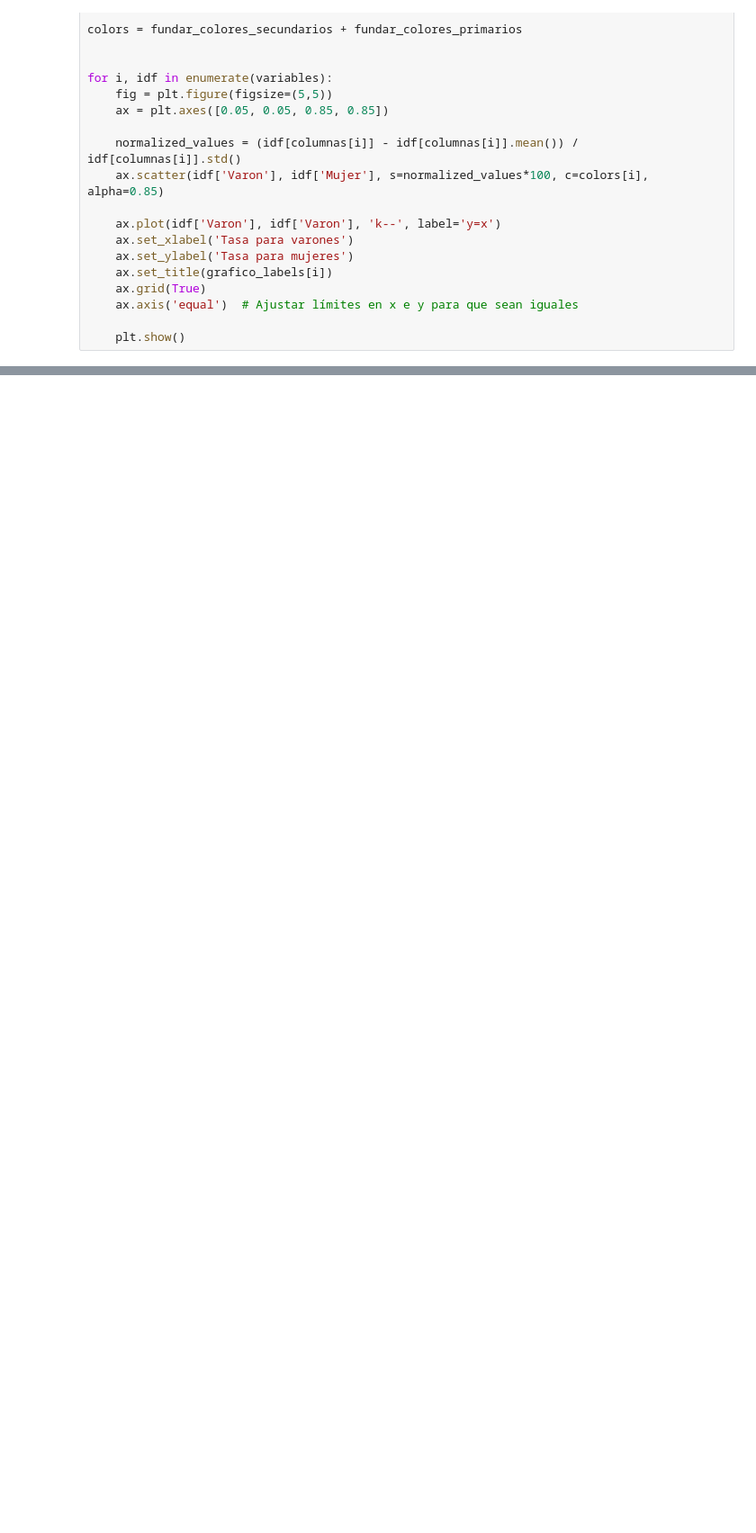
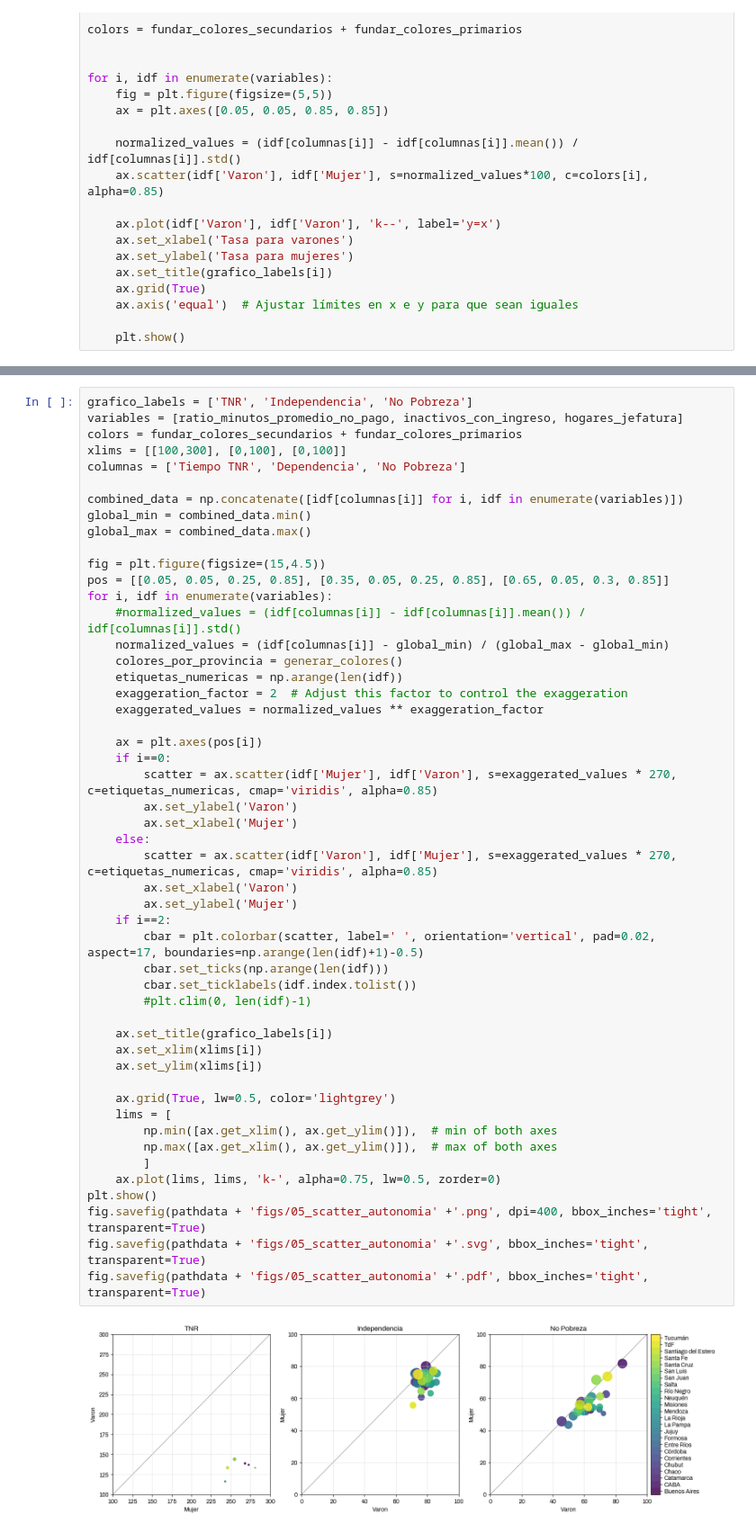
Before and after one commit to datos-Fundar/indice-mercado-trabajo-ingresos, a Jupyter notebook: modulos/visualizacion/05_graficos.ipynb, the cells around one changed output, grey strips where cells are left out. Shown at 90% size. Drawn from its saved outputs; the diff is of its cells as text; blank space fills up the shorter version.

```diff
--- a/modulos/visualizacion/05_graficos.ipynb
+++ b/modulos/visualizacion/05_graficos.ipynb
@@ -439,0 +409,52 @@ fig.savefig(pathdata + 'figs/05_scatter_autonomia' +'.pdf', bbox_inches='tight',
+# %%
+grafico_labels = ['TNR', 'Independencia', 'No Pobreza']
+variables = [ratio_minutos_promedio_no_pago, inactivos_con_ingreso, hogares_jefatura]
+colors = fundar_colores_secundarios + fundar_colores_primarios
+xlims = [[100,300], [0,100], [0,100]]
+columnas = ['Tiempo TNR', 'Dependencia', 'No Pobreza']
+
+combined_data = np.concatenate([idf[columnas[i]] for i, idf in enumerate(variables)])
+global_min = combined_data.min()
+global_max = combined_data.max()
+
+fig = plt.figure(figsize=(15,4.5))
+pos = [[0.05, 0.05, 0.25, 0.85], [0.35, 0.05, 0.25, 0.85], [0.65, 0.05, 0.3, 0.85]]
+for i, idf in enumerate(variables):
+    #normalized_values = (idf[columnas[i]] - idf[columnas[i]].mean()) / idf[columnas[i]].std()
+    normalized_values = (idf[columnas[i]] - global_min) / (global_max - global_min)
+    colores_por_provincia = generar_colores()
+    etiquetas_numericas = np.arange(len(idf))
+    exaggeration_factor = 2  # Adjust this factor to control the exaggeration
+    exaggerated_values = normalized_values ** exaggeration_factor
+
+    ax = plt.axes(pos[i])
+    if i==0:
+        scatter = ax.scatter(idf['Mujer'], idf['Varon'], s=exaggerated_values * 270, c=etiquetas_numericas, cmap='viridis', alpha=0.85)
+        ax.set_ylabel('Varon')
+        ax.set_xlabel('Mujer')
+    else:
+        scatter = ax.scatter(idf['Varon'], idf['Mujer'], s=exaggerated_values * 270, c=etiquetas_numericas, cmap='viridis', alpha=0.85)
+        ax.set_xlabel('Varon')
+        ax.set_ylabel('Mujer')
+    if i==2:
+        cbar = plt.colorbar(scatter, label=' ', orientation='vertical', pad=0.02, aspect=17, boundaries=np.arange(len(idf)+1)-0.5)
+        cbar.set_ticks(np.arange(len(idf)))
+        cbar.set_ticklabels(idf.index.tolist())
+        #plt.clim(0, len(idf)-1)
+
+    ax.set_title(grafico_labels[i])
+    ax.set_xlim(xlims[i])
+    ax.set_ylim(xlims[i])
+
+    ax.grid(True, lw=0.5, color='lightgrey')
+    lims = [
+        np.min([ax.get_xlim(), ax.get_ylim()]),  # min of both axes
+        np.max([ax.get_xlim(), ax.get_ylim()]),  # max of both axes
+        ]
+    ax.plot(lims, lims, 'k-', alpha=0.75, lw=0.5, zorder=0)
+plt.show()
+fig.savefig(pathdata + 'figs/05_scatter_autonomia' +'.png', dpi=400, bbox_inches='tight', transparent=True)
+fig.savefig(pathdata + 'figs/05_scatter_autonomia' +'.svg', bbox_inches='tight', transparent=True)
+fig.savefig(pathdata + 'figs/05_scatter_autonomia' +'.pdf', bbox_inches='tight', transparent=True)
+# %% [output]
+[figure, added]
```
Also changed, not shown: parts of 1 cell of this notebook, 7 other files.
